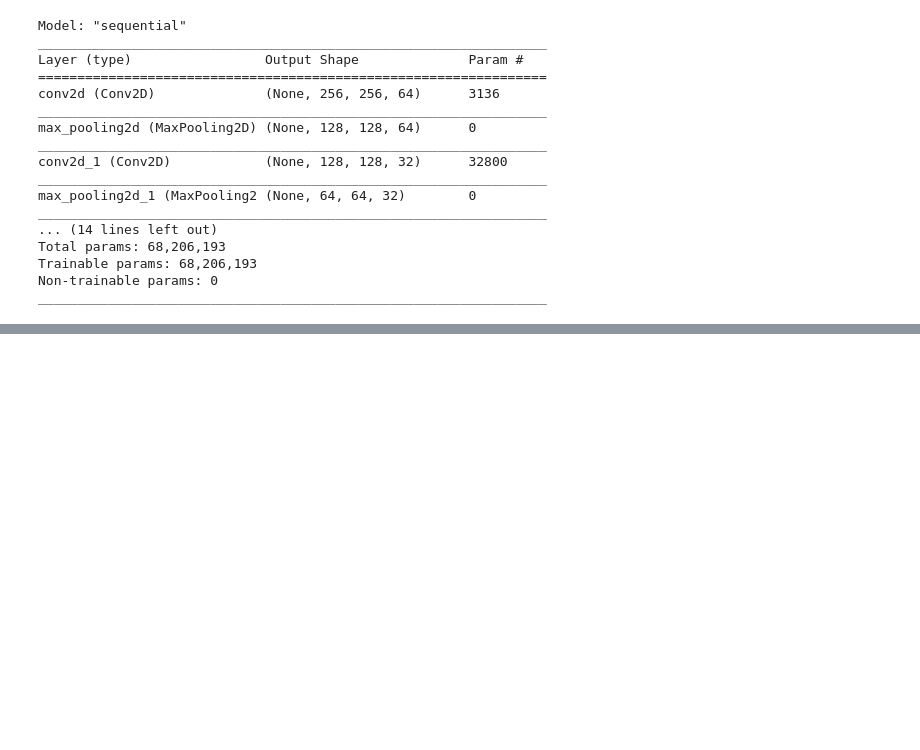
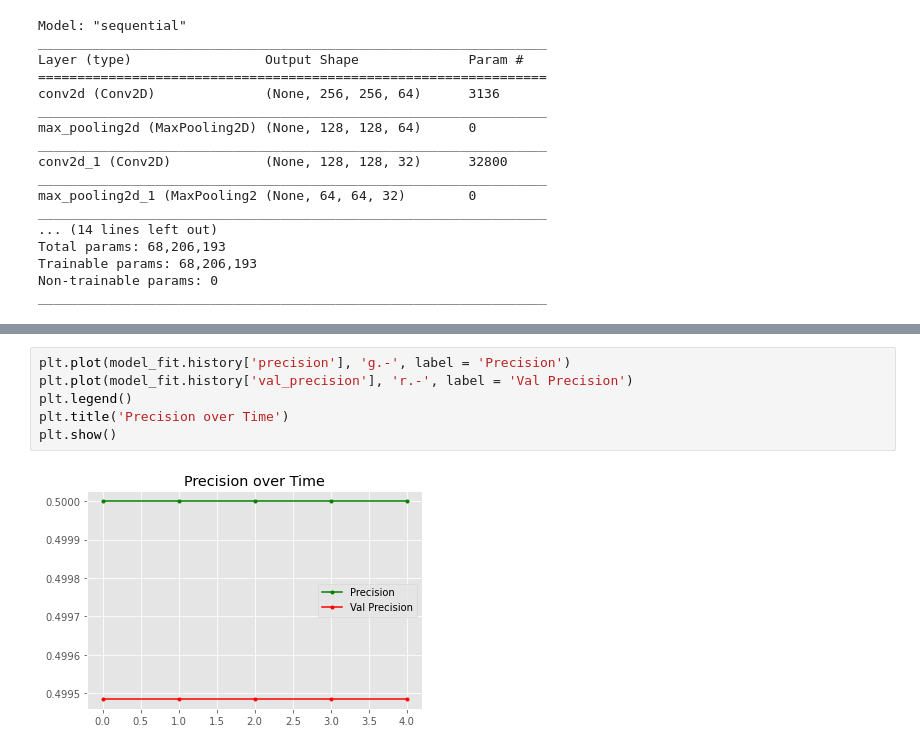
Before and after one commit to culotta2/deepFakeCNN, a Jupyter notebook: neuralNetwork_dev.ipynb, the cells around one changed output, grey strips where cells are left out. Cells and saved outputs as stored; diff of their text form; blank space fills up the shorter version.

```diff
--- a/neuralNetwork_dev.ipynb
+++ b/neuralNetwork_dev.ipynb
@@ -110,0 +116,8 @@ plt.show()
+# %%
+plt.plot(model_fit.history['precision'], 'g.-', label = 'Precision')
+plt.plot(model_fit.history['val_precision'], 'r.-', label = 'Val Precision')
+plt.legend()
+plt.title('Precision over Time')
+plt.show()
+# %% [output]
+[figure, added]
```
Also changed, not shown: parts of 7 cells of this notebook.
